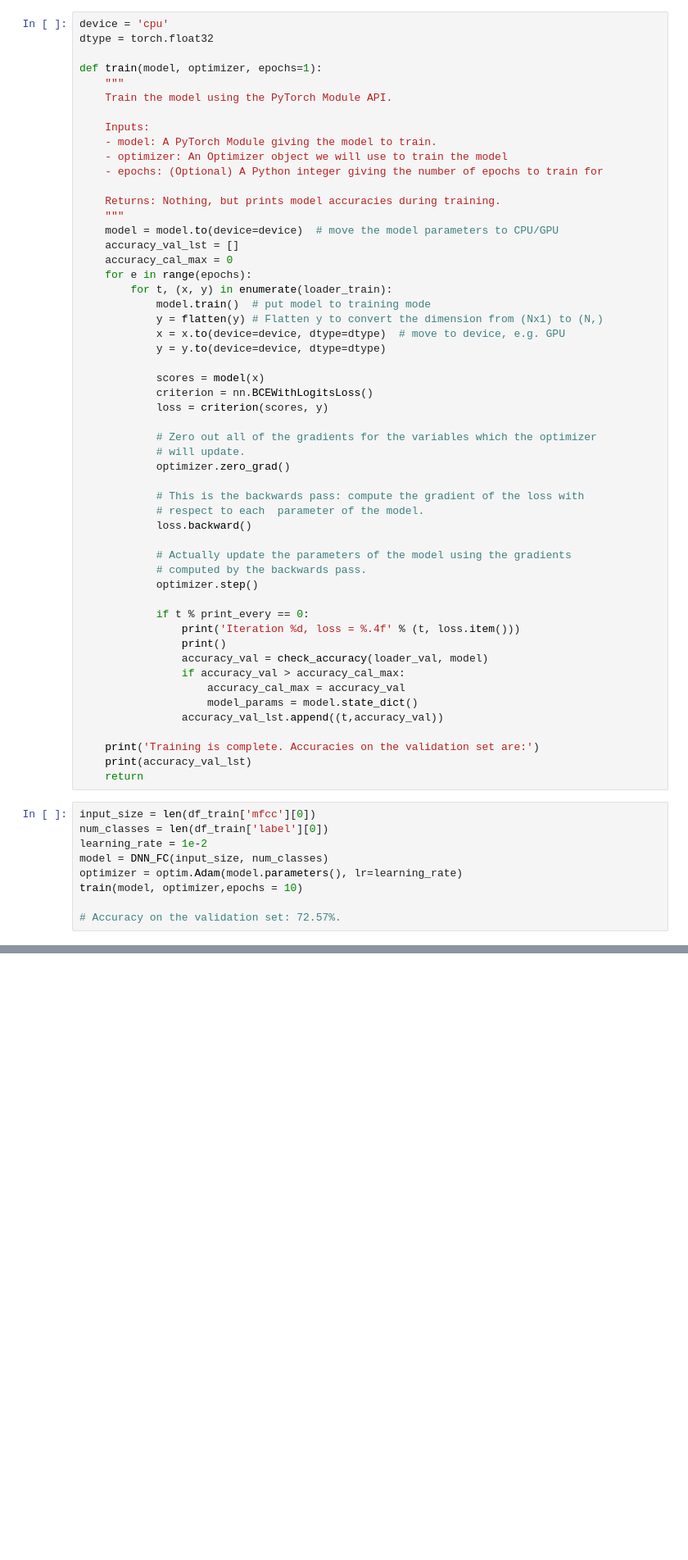
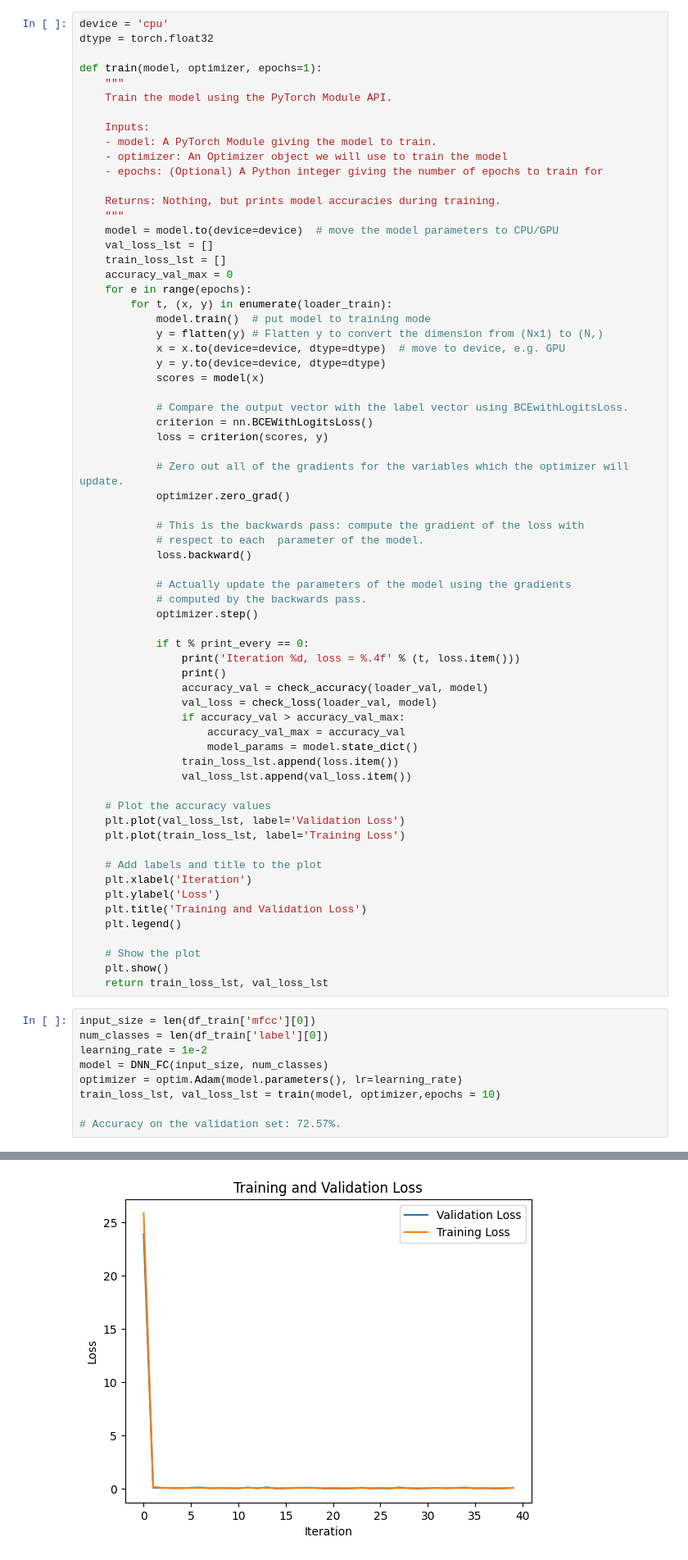
Before and after one commit to jiayan-li/keyword-spotting, a Jupyter notebook: DNN.ipynb, the cells around one changed output, grey strips where cells are left out. Shown at 82% size. Drawn from its saved outputs; the diff is of its cells as text; blank space fills up the shorter version.

Commit message:
Update: Learning Curves

```diff
--- a/DNN.ipynb
+++ b/DNN.ipynb
@@ -266,21 +236,22 @@ def train(model, optimizer, epochs=1):
     Returns: Nothing, but prints model accuracies during training.
     """
     model = model.to(device=device)  # move the model parameters to CPU/GPU
-    accuracy_val_lst = []
-    accuracy_cal_max = 0
+    val_loss_lst = []
+    train_loss_lst = []
+    accuracy_val_max = 0
     for e in range(epochs):
         for t, (x, y) in enumerate(loader_train):
             model.train()  # put model to training mode
             y = flatten(y) # Flatten y to convert the dimension from (Nx1) to (N,)
             x = x.to(device=device, dtype=dtype)  # move to device, e.g. GPU
             y = y.to(device=device, dtype=dtype)
+            scores = model(x)
 
-            scores = model(x)
+            # Compare the output vector with the label vector using BCEwithLogitsLoss.
             criterion = nn.BCEWithLogitsLoss()
             loss = criterion(scores, y)
 
-            # Zero out all of the gradients for the variables which the optimizer
-            # will update.
+            # Zero out all of the gradients for the variables which the optimizer will update.
             optimizer.zero_grad()
 
             # This is the backwards pass: compute the gradient of the loss with
@@ -295,21 +266,33 @@ def train(model, optimizer, epochs=1):
                 print('Iteration %d, loss = %.4f' % (t, loss.item()))
                 print()
                 accuracy_val = check_accuracy(loader_val, model)
-                if accuracy_val > accuracy_cal_max:
-                    accuracy_cal_max = accuracy_val
+                val_loss = check_loss(loader_val, model)
+                if accuracy_val > accuracy_val_max:
+                    accuracy_val_max = accuracy_val
                     model_params = model.state_dict()
-                accuracy_val_lst.append((t,accuracy_val))
+                train_loss_lst.append(loss.item())
+                val_loss_lst.append(val_loss.item())
 
-    print('Training is complete. Accuracies on the validation set are:')
-    print(accuracy_val_lst)
-    return
+    # Plot the accuracy values
+    plt.plot(val_loss_lst, label='Validation Loss')
+    plt.plot(train_loss_lst, label='Training Loss')
+
+    # Add labels and title to the plot
+    plt.xlabel('Iteration')
+    plt.ylabel('Loss')
+    plt.title('Training and Validation Loss')
+    plt.legend()
+
+    # Show the plot
+    plt.show()
+    return train_loss_lst, val_loss_lst
 # %%
 input_size = len(df_train['mfcc'][0])
 num_classes = len(df_train['label'][0])
 learning_rate = 1e-2
 model = DNN_FC(input_size, num_classes)
 optimizer = optim.Adam(model.parameters(), lr=learning_rate)
-train(model, optimizer,epochs = 10)
+train_loss_lst, val_loss_lst = train(model, optimizer,epochs = 10)
 
 # Accuracy on the validation set: 72.57%.
 # %% [output]
@@ -332,0 +316 @@ Training is complete. Accuracies on the validation set are:
+[figure, added]
```
Also changed, not shown: parts of 11 cells of this notebook, 1 other file.
